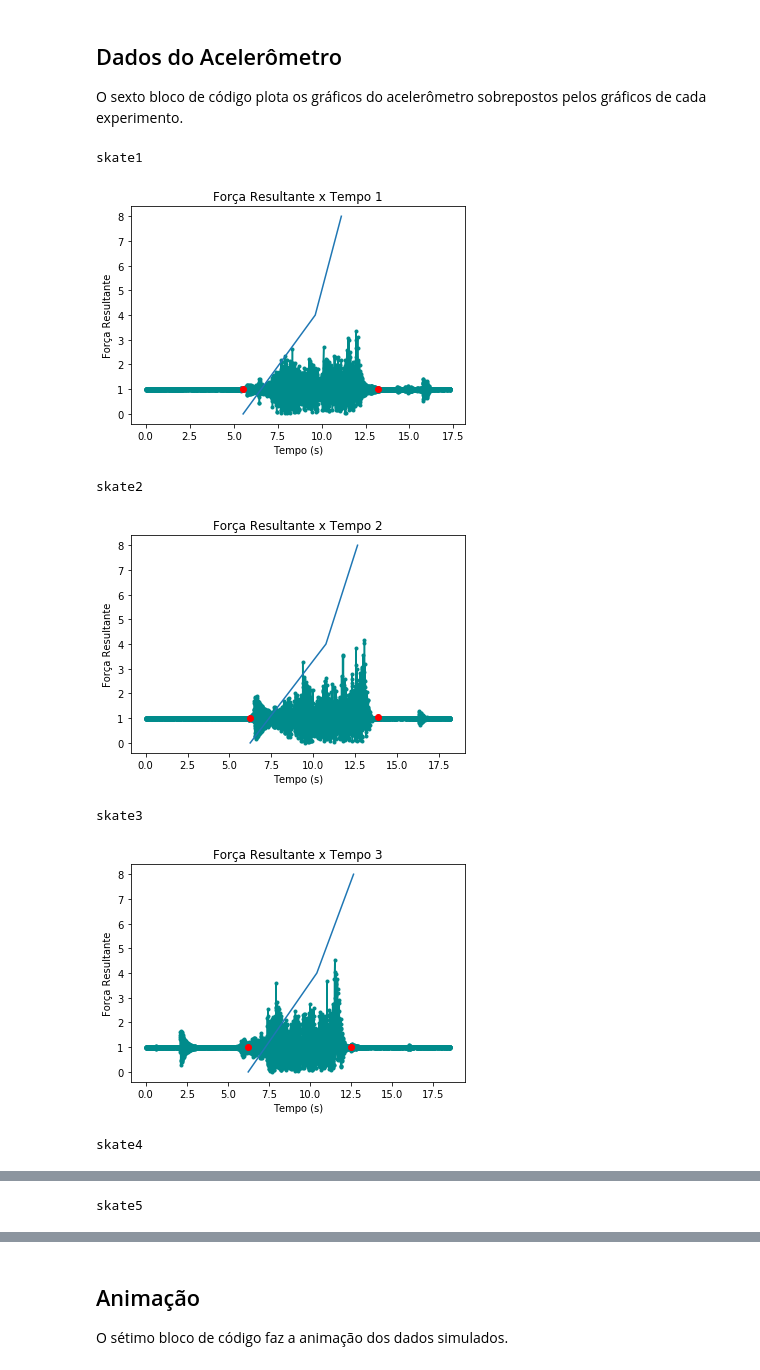
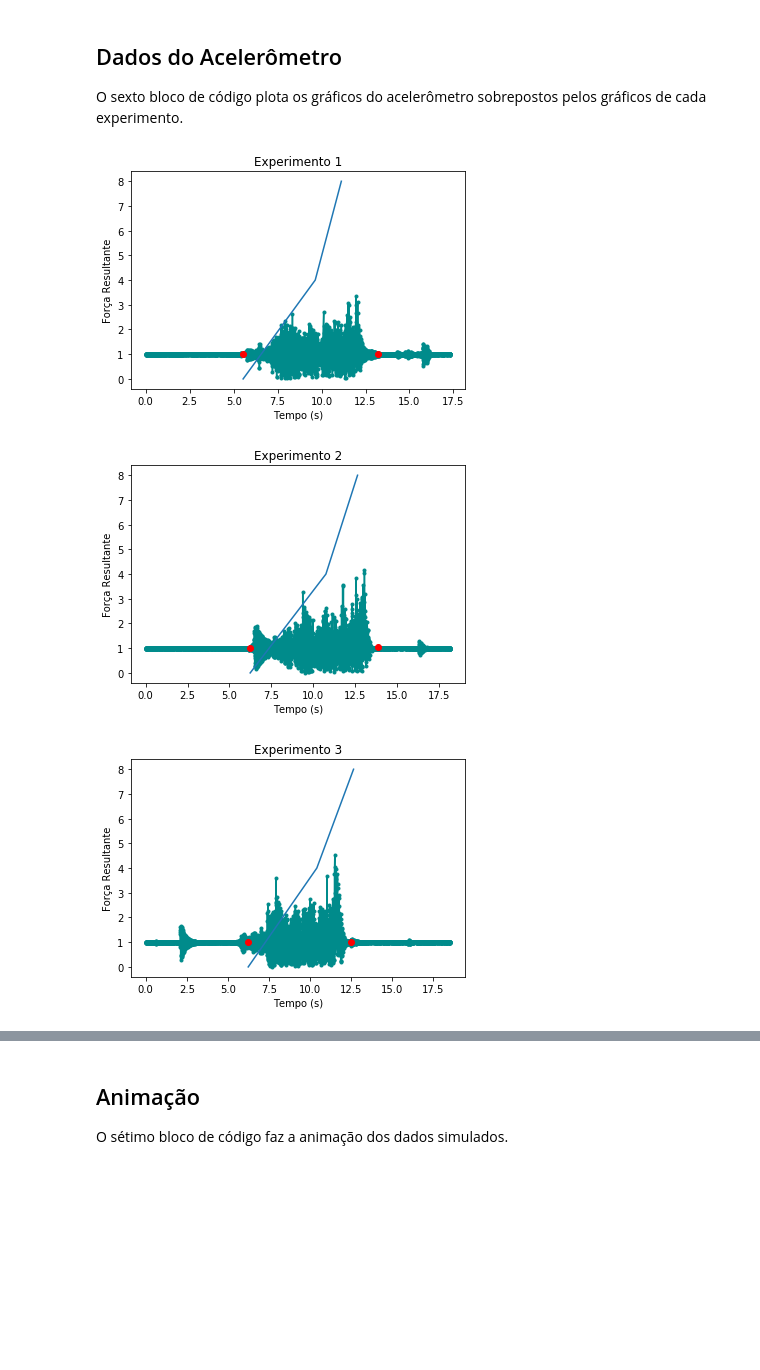
Before and after one commit to papukweh/MAC0209-EP02, a Jupyter notebook: EP2.ipynb, the cells around one changed output, grey strips where cells are left out. Drawn from its saved outputs; the diff is of its cells as text; code cells hidden in the pictures; blank space fills up the shorter version.

```diff
--- a/EP2.ipynb
+++ b/EP2.ipynb
@@ -377,20 +416,15 @@ O sexto bloco de código plota os gráficos do acelerômetro sobrepostos pelos g
 # %%
 #Plota gráfico de posição x tempo para cada experimento
 for i in range(5):
     pyplot.figure()
     pyplot.xlabel("Tempo (s)")
     pyplot.ylabel("Força Resultante")
-    pyplot.title("Força Resultante x Tempo {}".format(i+1))
+    pyplot.title("Experimento {}".format(i+1))
     filename='skate{}'.format(i+1)
-    print(filename)
     begin = acelerometro(filename,5.0,15)
     pyplot.plot([begin+txe[i][0],begin+txe[i][1],begin+txe[i][2]],[0,4,8])
     pyplot.show()
 # %% [output]
-skate1
-[figure, old version]
+[figure, new version]
-skate2
-[figure, old version]
+[figure, new version]
-skate3
-[figure, old version]
+[figure, new version]
-skate4
@@ -398 +431,0 @@ skate4
-skate5
```
Also changed, not shown: parts of 22 cells of this notebook.
